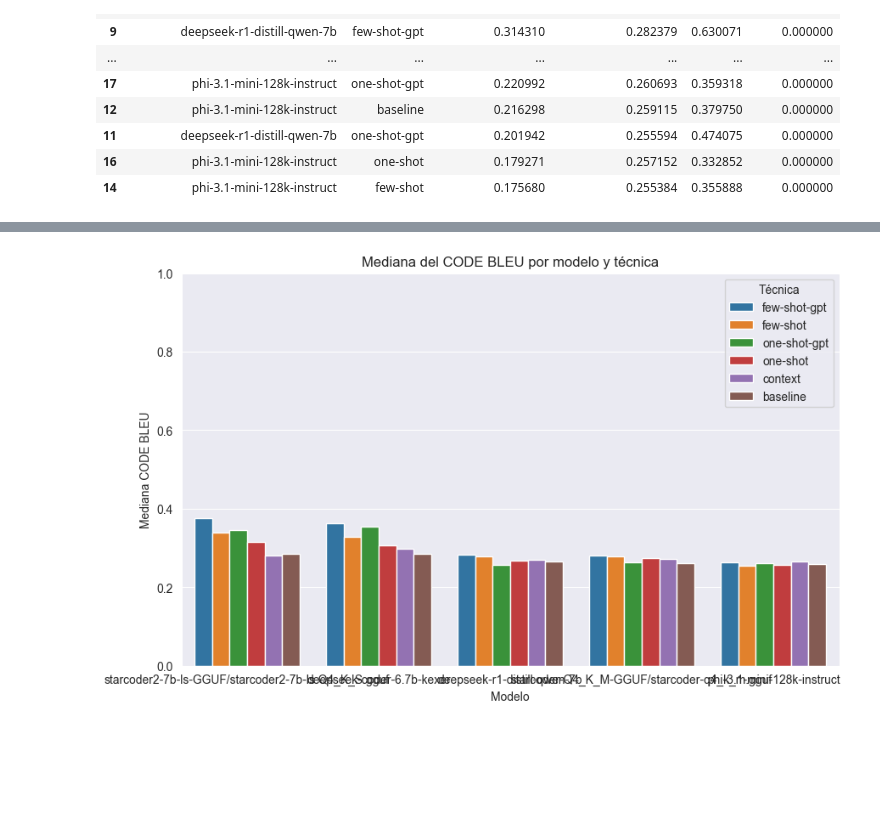
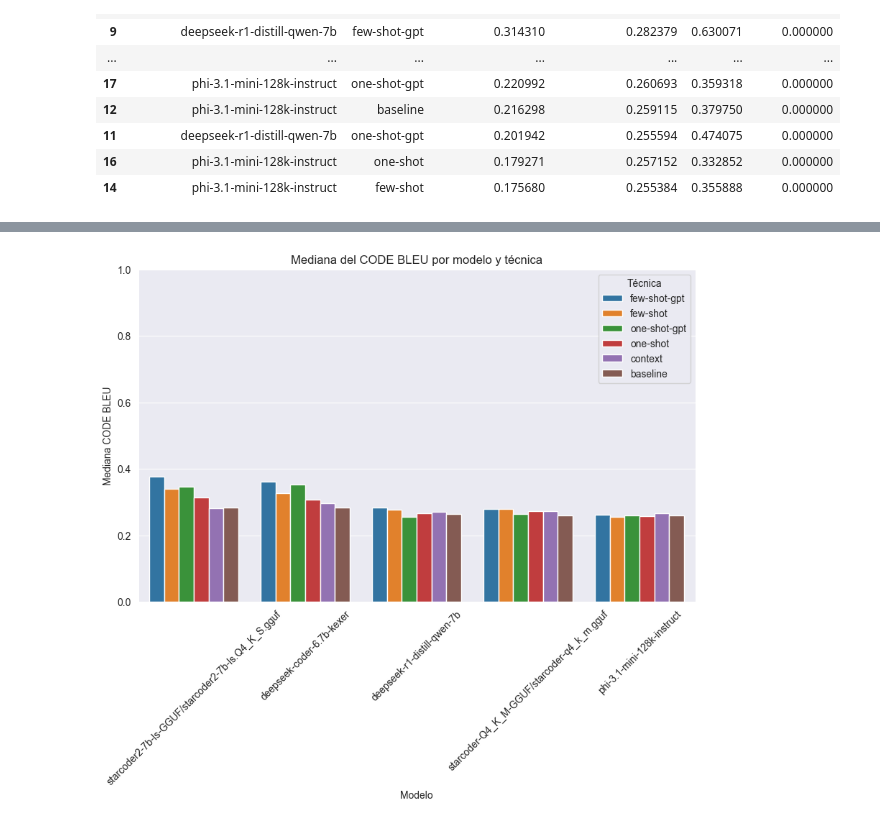
Before and after one commit to NicLarUniversidad/Tesis, a Jupyter notebook: results/notebook.ipynb, the cells around one changed output, grey strips where cells are left out. Cells and saved outputs as stored; diff of their text form; code cells hidden in the pictures; blank space fills up the shorter version.

```diff
--- a/results/notebook.ipynb
+++ b/results/notebook.ipynb
@@ -107,16 +110,17 @@ plt.show()
 # %%
 plt.figure(figsize=(10, 6))
 sns.barplot(
     data=tabla_resultados,
     x="model_id",
     y=f"CODE_BLEU_median",
     hue="technique"  # <- cambiamos aquí
 )
 plt.title(f"Mediana del CODE BLEU por modelo y técnica")
 plt.ylabel(f"Mediana CODE BLEU")
 plt.xlabel("Modelo")
 plt.legend(title="Técnica")
 plt.ylim(0, 1)
+plt.xticks(rotation=45)
 plt.show()
 # %% [output]
-[figure, old version]
+[figure, new version]
```
Also changed, not shown: parts of 3 cells of this notebook.
